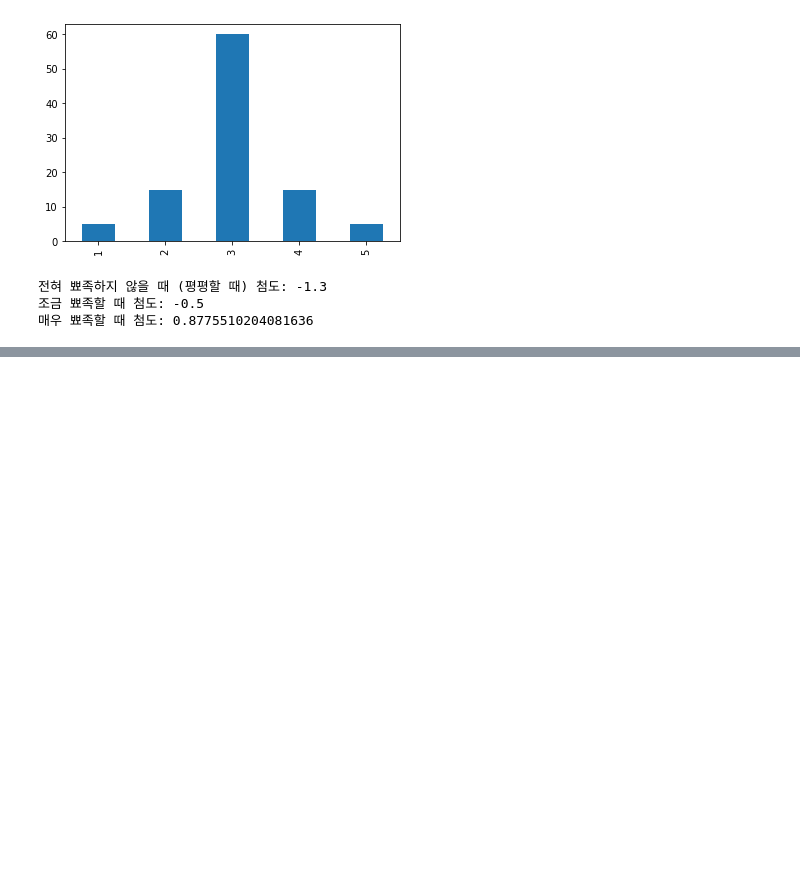
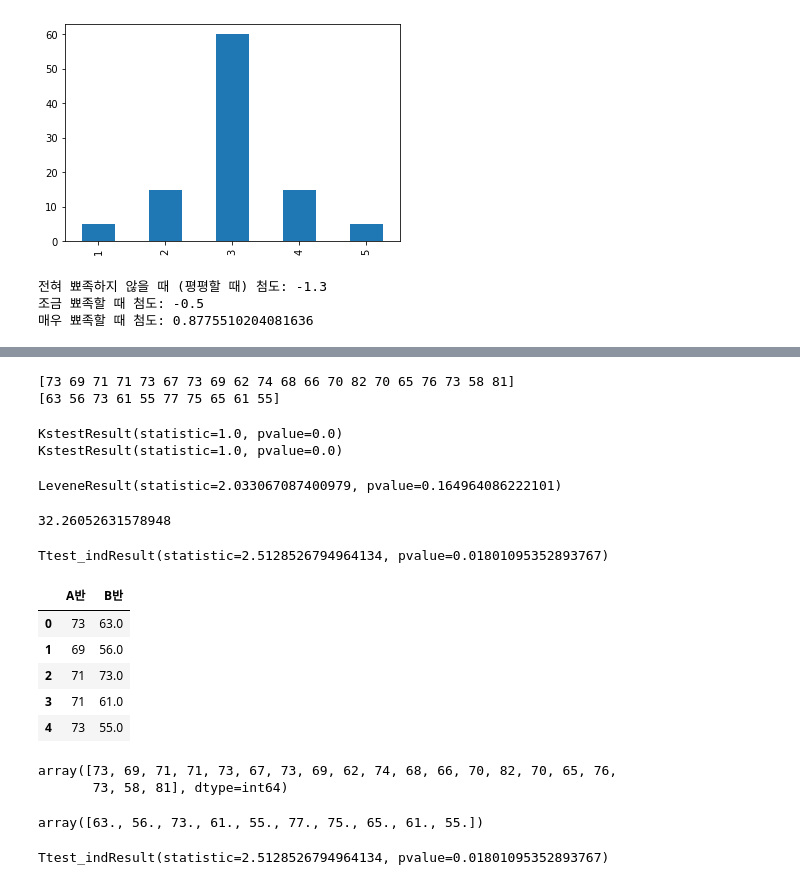
Before and after one commit to Huni0318/preprocessing, a Jupyter notebook: practice/practice6.ipynb, the cells around one changed output, grey strips where cells are left out. Cells and saved outputs as stored; diff of their text form; code cells hidden in the pictures; blank space fills up the shorter version.

```diff
--- a/practice/practice6.ipynb
+++ b/practice/practice6.ipynb
@@ -257,0 +291,39 @@ print("매우 뾰족할 때 첨도:", kurtosis(x3))
+# %%
+group_A = df1['점수'].loc[df1['반'] == 'A'].values
+group_B = df1['점수'].loc[df1['반'] == 'B'].values
+
+print(group_A)
+print(group_B)
+# %% [output]
+[73 69 71 71 73 67 73 69 62 74 68 66 70 82 70 65 76 73 58 81]
+[63 56 73 61 55 77 75 65 61 55]
+# %%
+print(kstest(group_A, 'norm'))
+print(kstest(group_B, 'norm'))
+# %% [output]
+KstestResult(statistic=1.0, pvalue=0.0)
+KstestResult(statistic=1.0, pvalue=0.0)
+# %%
+# 등분산 검정
+levene(group_A, group_B)
+# %% [output]
+LeveneResult(statistic=2.033067087400979, pvalue=0.164964086222101)
+# %%
+import numpy as np
+np.var(group_A, None, ddof = 1)
+# %% [output]
+32.26052631578948
+# %%
+print(ttest_ind(group_A,group_B, equal_var = True))
+# %% [output]
+Ttest_indResult(statistic=2.5128526794964134, pvalue=0.01801095352893767)
+# %%
+df2 = pd.read_csv("반별_점수_type2.csv", engine = "python")
+df2.head()
+# %% [output]
+|  | A반 | B반 |
+| 0 | 73 | 63.0 |
+| 1 | 69 | 56.0 |
+| 2 | 71 | 73.0 |
+| 3 | 71 | 61.0 |
+| 4 | 73 | 55.0 |
@@ -257,0 +334,14 @@ print("매우 뾰족할 때 첨도:", kurtosis(x3))
+# %%
+group_A
+# %% [output]
+array([73, 69, 71, 71, 73, 67, 73, 69, 62, 74, 68, 66, 70, 82, 70, 65, 76,
+       73, 58, 81], dtype=int64)
+# %%
+group_B
+# %% [output]
+array([63., 56., 73., 61., 55., 77., 75., 65., 61., 55.])
+# %%
+# A와 B간에는 차이가 존재함을 확인
+print(ttest_ind(group_A, group_B, equal_var = True))
+# %% [output]
+Ttest_indResult(statistic=2.5128526794964134, pvalue=0.01801095352893767)
```
Also changed, not shown: parts of 6 cells of this notebook.
